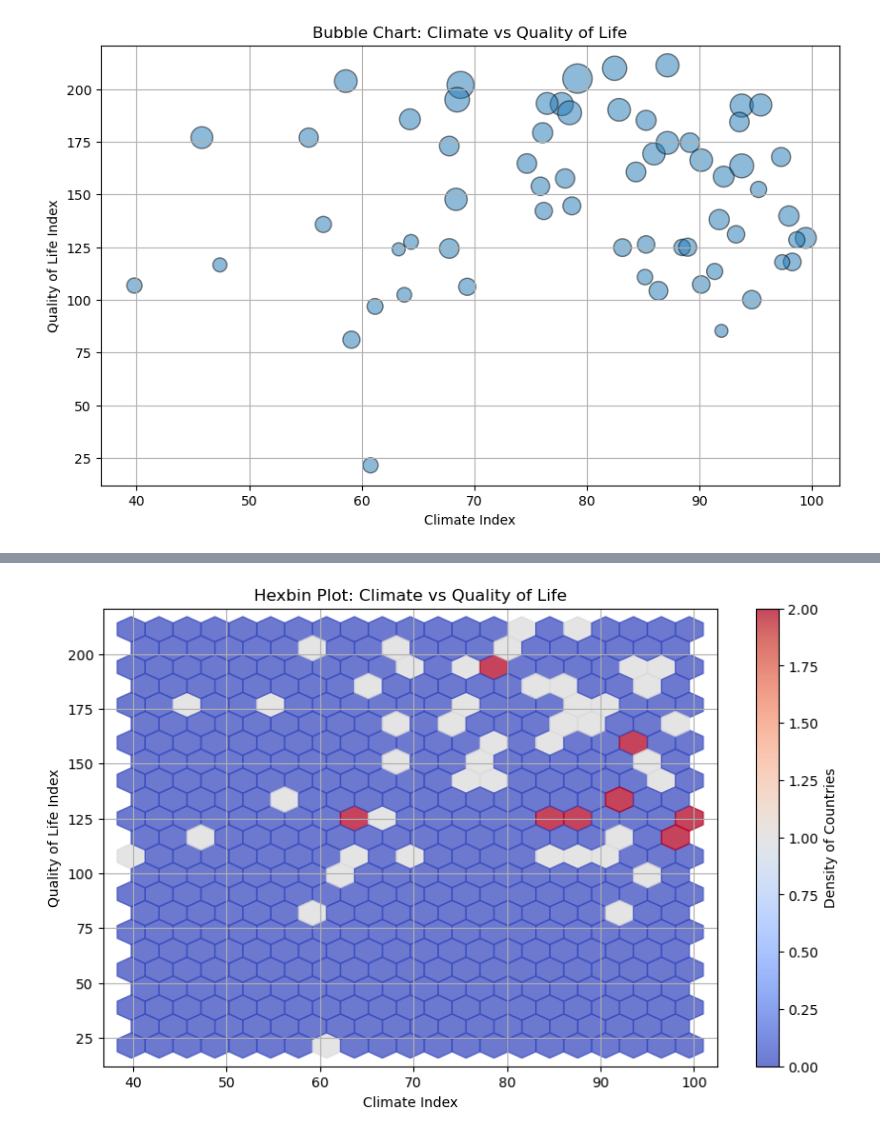
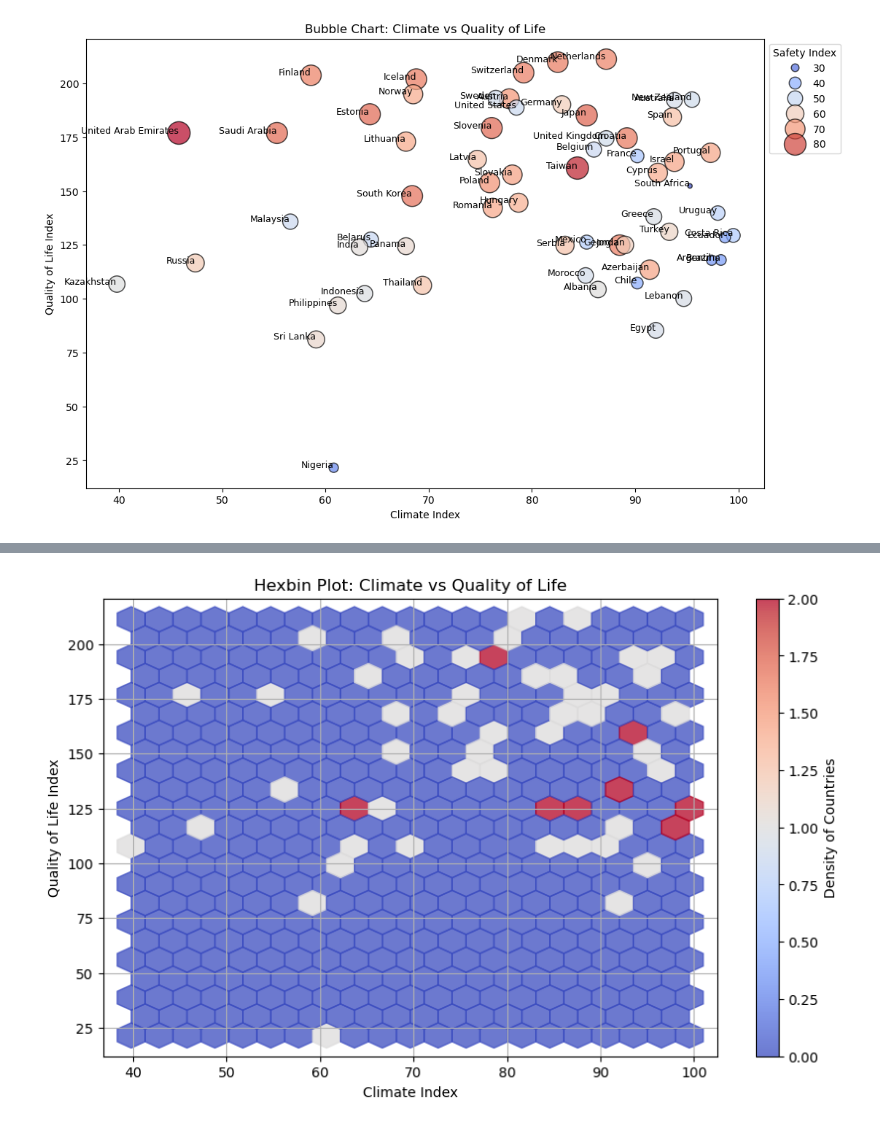
Before and after one commit to IuliaBunescu/tourism_clustering_project, a Jupyter notebook: EDA/roxana.ipynb, the cells around one changed output, grey strips where cells are left out. Cells and saved outputs as stored; diff of their text form; code cells hidden in the pictures.

```diff
--- a/EDA/roxana.ipynb
+++ b/EDA/roxana.ipynb
@@ -14,31 +14,32 @@ df.head()
 # %%
 import seaborn as sns
 import matplotlib.pyplot as plt
-# %%
-bubble_data = df[['Country', 'Climate Index_quality_of_life_index', 'Quality of Life Index_quality_of_life_index', 'Cost of Living Index_cost_of_living_index']].dropna()
-
-
-bubble_data.rename(columns={
-    'Climate Index_quality_of_life_index': 'Climate Index',
-    'Quality of Life Index_quality_of_life_index': 'Quality of Life Index',
-    'Cost of Living Index_cost_of_living_index': 'Cost of Living Index'
-}, inplace=True)
-
-plt.figure(figsize=(10, 6))
-plt.scatter(
-    bubble_data['Climate Index'],
-    bubble_data['Quality of Life Index'],
-    s=bubble_data['Cost of Living Index'] * 5,
-    alpha=0.5, edgecolors="k"
-)
-
-plt.xlabel("Climate Index")
-plt.ylabel("Quality of Life Index")
-plt.title("Bubble Chart: Climate vs Quality of Life")
-plt.grid(True)
-plt.show()
-# %% [output]
-[figure, removed]
+# %%
+df_clean = df[['CountryName', 'ClimateIndex', 'QualityOfLifeIndex', 'SafetyIndex']].dropna()
+
+plt.figure(figsize=(12, 8))
+
+sns.scatterplot(
+    x=df_clean['ClimateIndex'],
+    y=df_clean['QualityOfLifeIndex'],
+    size=df_clean['SafetyIndex'],
+    sizes=(20, 500),
+    hue=df_clean['SafetyIndex'],
+    palette="coolwarm",
+    alpha=0.7,
+    edgecolor="black"
+)
+
+for i, row in df_clean.iterrows():
+    plt.text(row['ClimateIndex'], row['QualityOfLifeIndex'], row['CountryName'], fontsize=9, ha='right')
+
+plt.xlabel("Climate Index")
+plt.ylabel("Quality of Life Index")
+plt.title("Bubble Chart: Climate vs Quality of Life")
+plt.legend(title="Safety Index", loc="upper left", bbox_to_anchor=(1, 1))
+plt.show()
+# %% [output]
+[figure, added]
 # %%
 from mpl_toolkits.mplot3d import Axes3D
 
```
Also changed, not shown: parts of 2 cells of this notebook.
